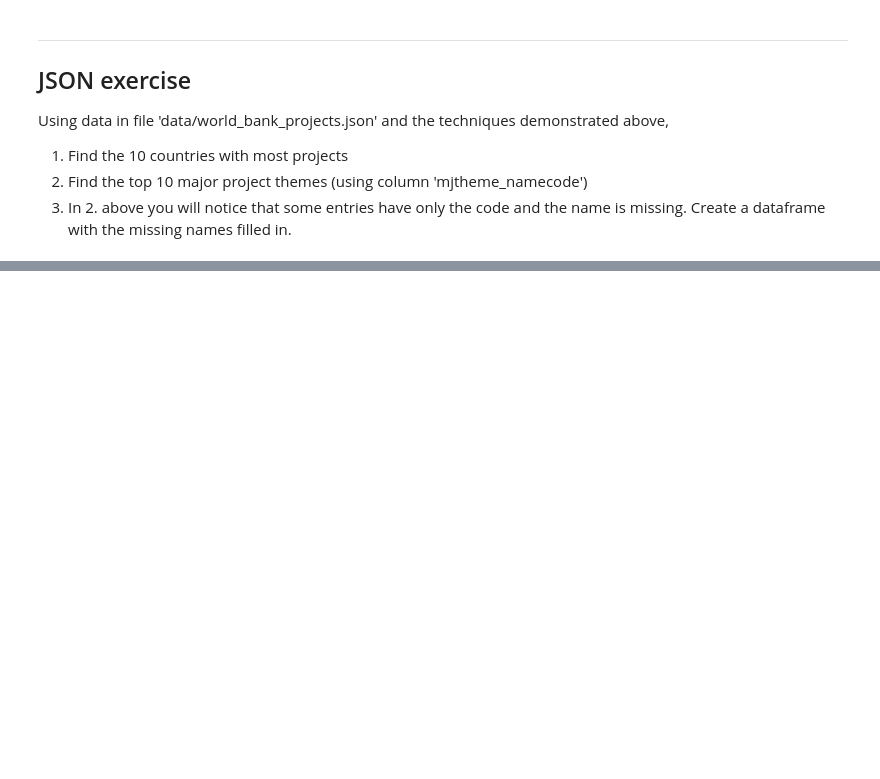
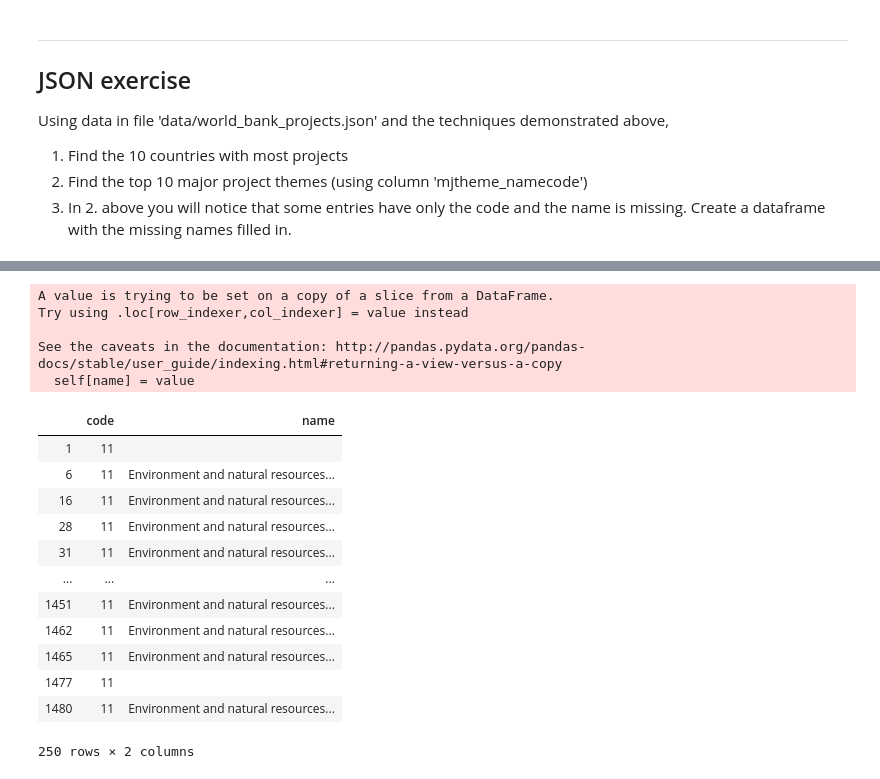
Before and after one commit to narek-g/mec-mini-projects, a Jupyter notebook: mec-5.4.4-json-data-wrangling-mini-project/Mini_Project_Wrangling_Json_Exercise.ipynb, the cells around one changed output, grey strips where cells are left out. Drawn from its saved outputs; the diff is of its cells as text; code cells hidden in the pictures; blank space fills up the shorter version.

```diff
--- a/mec-5.4.4-json-data-wrangling-mini-project/Mini_Project_Wrangling_Json_Exercise.ipynb
+++ b/mec-5.4.4-json-data-wrangling-mini-project/Mini_Project_Wrangling_Json_Exercise.ipynb
@@ -106,0 +171,3 @@ Using data in file 'data/world_bank_projects.json' and the techniques demonstrat
+# %%
+# load json as string
+json_data = json.load((open('data/world_bank_projects.json')))
@@ -106,0 +194,2 @@ Using data in file 'data/world_bank_projects.json' and the techniques demonstrat
+# %%
+json_norm_df = json_normalize(json_data, 'mjtheme_namecode')
@@ -106,0 +226,30 @@ Using data in file 'data/world_bank_projects.json' and the techniques demonstrat
+# %%
+code_classification = {'1':'Economic management', '2':'Public sector governance', '3':'Rule of law', \
+                      '4':'Financial and private sector development', '5':'Trade and integration', \
+                      '6':'Social protection and risk management', '7':'Social dev/gender/inclusion',\
+                       '8': 'Human development', '9':'Urban development', '10':'Rural development', \
+                       '11':'Environment and natural resources management'}
+# %%
+json_norm_df[json_norm_df.code == '11'].name = code_classification['11']
+# %% [output]
+A value is trying to be set on a copy of a slice from a DataFrame.
+Try using .loc[row_indexer,col_indexer] = value instead
+
+See the caveats in the documentation: http://pandas.pydata.org/pandas-docs/stable/user_guide/indexing.html#returning-a-view-versus-a-copy
+  self[name] = value
+# %%
+json_norm_df[json_norm_df.code == '11']
+# %% [output]
+|  | code | name |
+| 1 | 11 |  |
+| 6 | 11 | Environment and natural resources... |
+| 16 | 11 | Environment and natural resources... |
+| 28 | 11 | Environment and natural resources... |
+| 31 | 11 | Environment and natural resources... |
+| ... | ... | ... |
+| 1451 | 11 | Environment and natural resources... |
+| 1462 | 11 | Environment and natural resources... |
+| 1465 | 11 | Environment and natural resources... |
+| 1477 | 11 |  |
+| 1480 | 11 | Environment and natural resources... |
+250 rows × 2 columns
```
Also changed, not shown: parts of 12 cells of this notebook.
